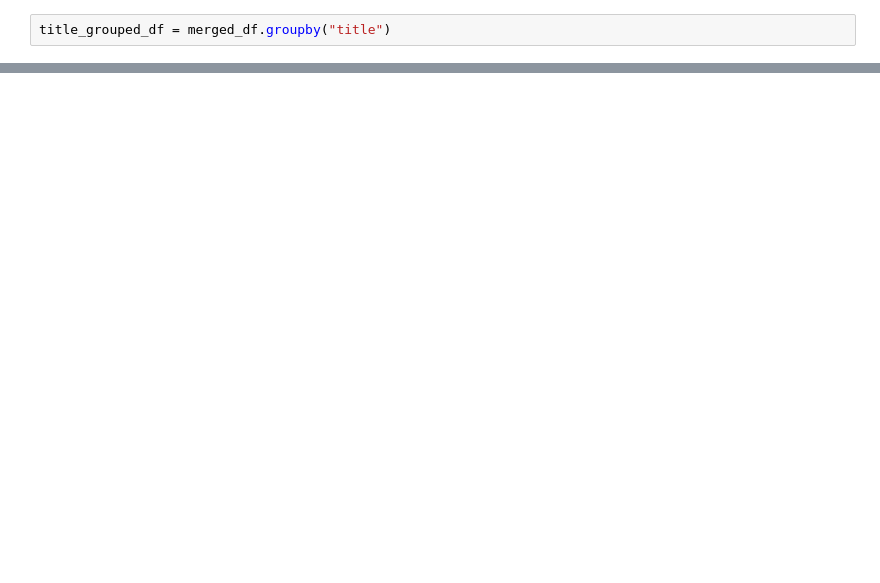
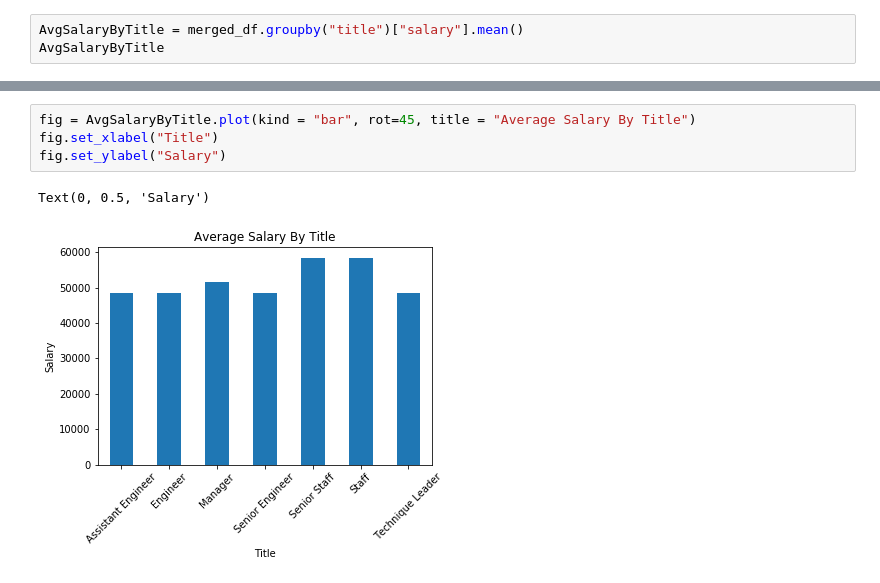
Before and after one commit to wisemantyr/emp-sql, a Jupyter notebook: Bonus/SQLBonus.ipynb, the cells around one changed output, grey strips where cells are left out. Cells and saved outputs as stored; diff of their text form; blank space fills up the shorter version.

```diff
--- a/Bonus/SQLBonus.ipynb
+++ b/Bonus/SQLBonus.ipynb
@@ -44,2 +54,3 @@ merged_df
 # %%
-title_grouped_df = merged_df.groupby("title")
+AvgSalaryByTitle = merged_df.groupby("title")["salary"].mean()
+AvgSalaryByTitle
@@ -45,0 +67,7 @@ title_grouped_df = merged_df.groupby("title")
+# %%
+fig = AvgSalaryByTitle.plot(kind = "bar", rot=45, title = "Average Salary By Title")
+fig.set_xlabel("Title")
+fig.set_ylabel("Salary")
+# %% [output]
+Text(0, 0.5, 'Salary')
+[figure, added]
```
Also changed, not shown: parts of 5 cells of this notebook.
